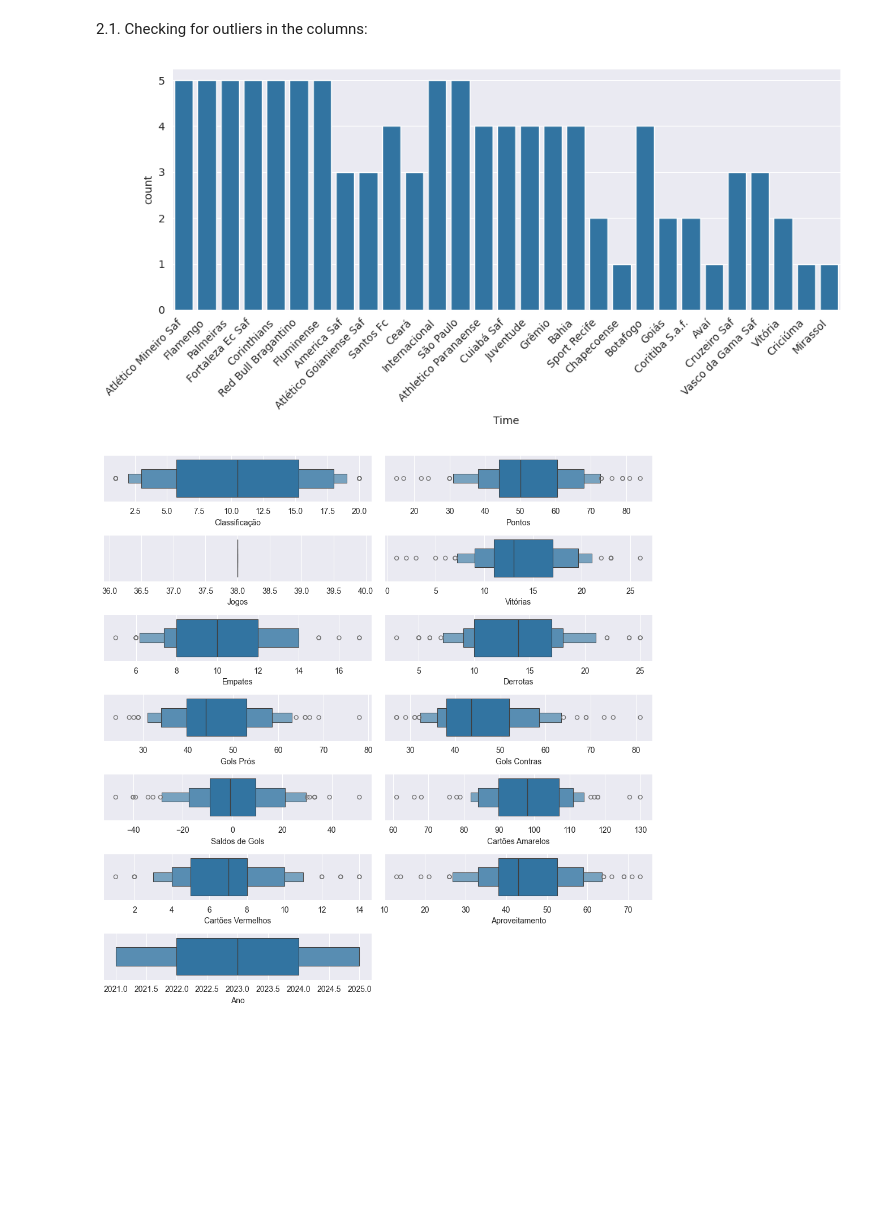
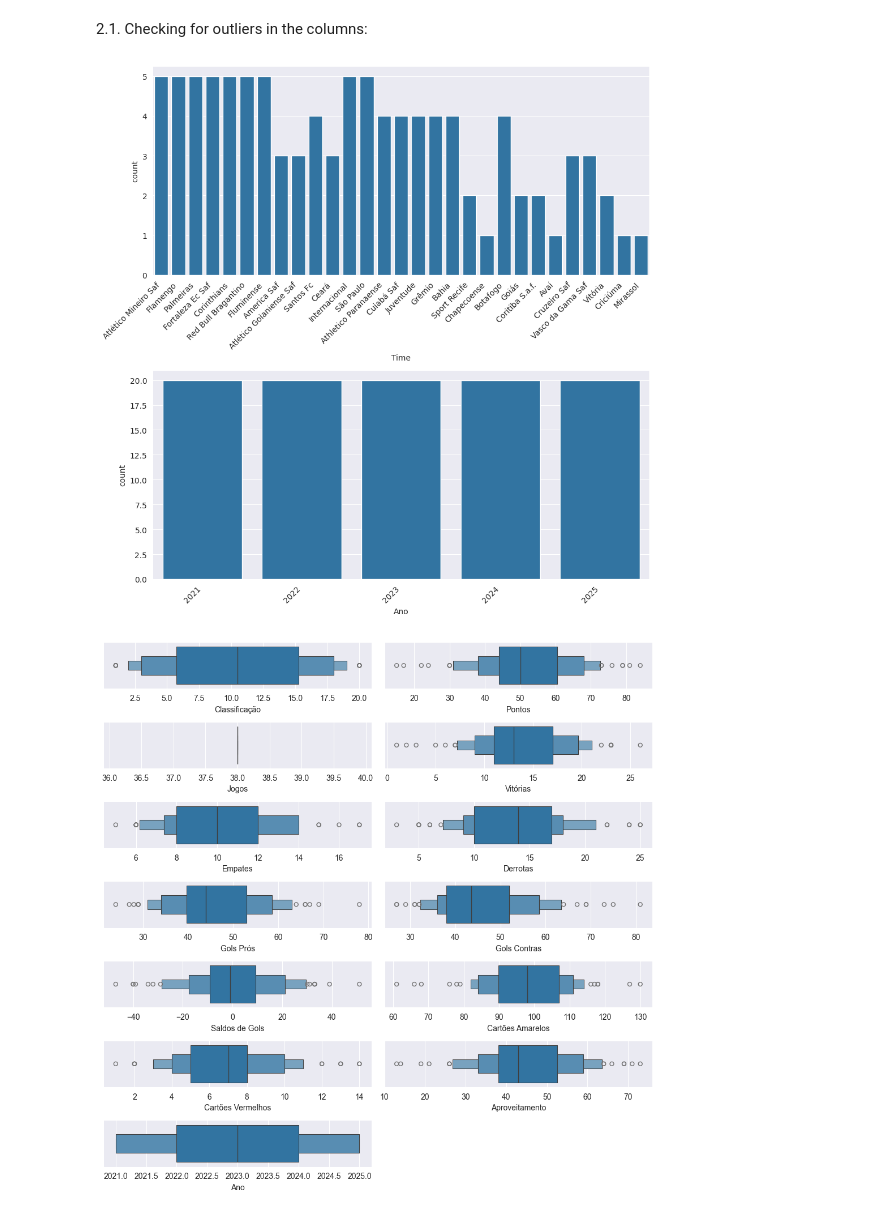
Before and after one commit to mlbvncs/Brazilian_Championship_SeriesA_2025_Data_Analysis, a Jupyter notebook: notebooks/en/analysis.ipynb, the cells around one changed output. Cells and saved outputs as stored; diff of their text form; code cells hidden in the pictures; blank space fills up the shorter version.

```diff
--- a/notebooks/en/analysis.ipynb
+++ b/notebooks/en/analysis.ipynb
@@ -61,14 +61,17 @@ memory usage: 11.1 KB
 2.1. Checking for outliers in the columns:
 # %%
 sns.set_style("darkgrid")
-plt.figure(figsize=(10, 5))
+plt.figure(figsize=(10, 10))
 
-sns.countplot(x=seriesa_data['Time'])
-plt.xticks(rotation=45, ha='right')
+cols = ['Time', 'Ano']
+for i in range(2):
+    plt.subplot(2, 1, i+1)
+    sns.countplot(x=seriesa_data[cols[i]])
+    plt.xticks(rotation=45, ha='right')
 
 plt.tight_layout()
 # %% [output]
-[figure, old version]
+[figure, new version]
 # %%
 sns.set_style("darkgrid")
 plt.figure(figsize=(10, 10))
```
Also changed, not shown: 1 other file.
